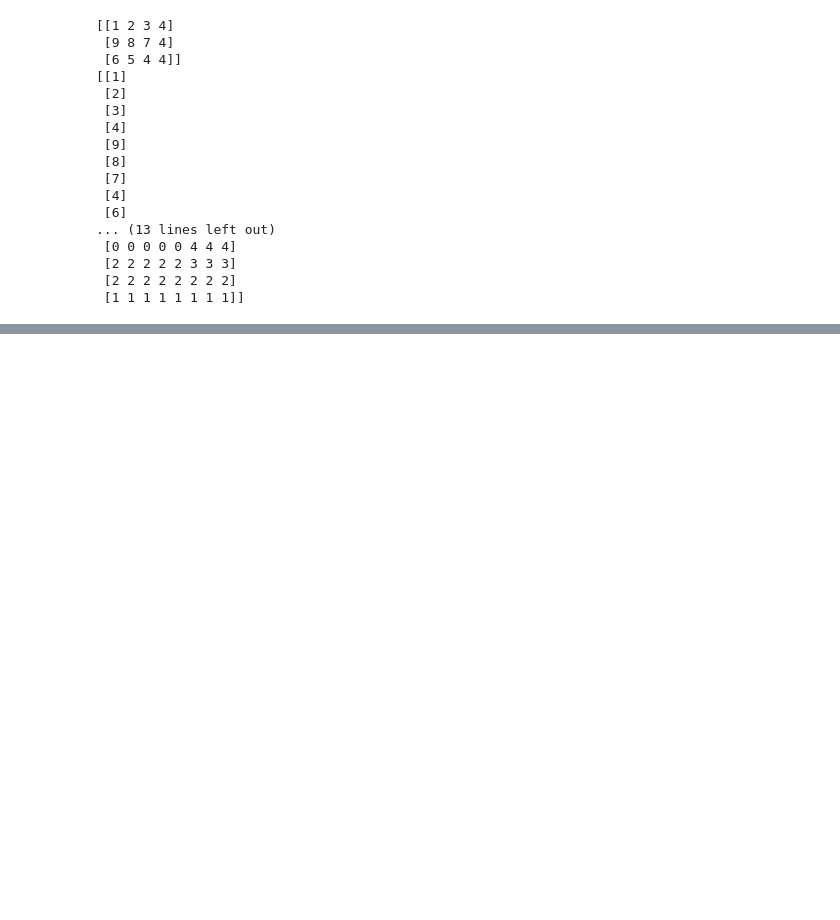
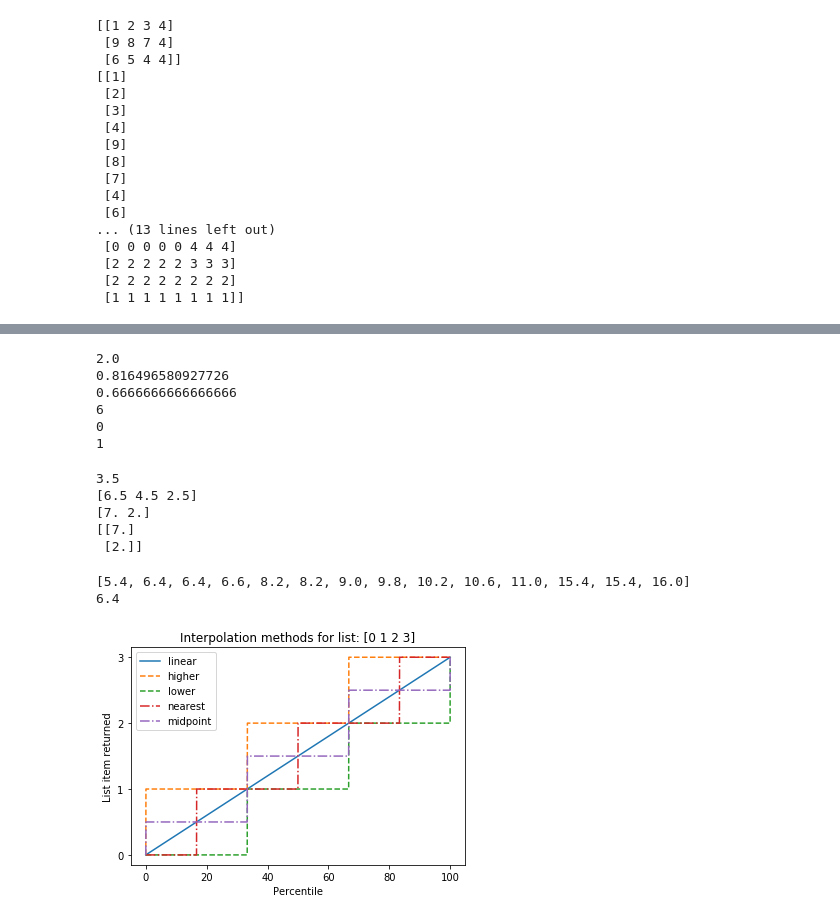
Before and after one commit to SmellyArmure/04-Jupyter, a Jupyter notebook: Demo_NumPy.ipynb, the cells around one changed output, grey strips where cells are left out. Saved outputs shown, nothing was run; the diff lists cells and outputs as text; code cells hidden in the pictures; blank space fills up the shorter version.

Commit message:
ajouté plusieurs fichiers démo : tps execution, graphes, matplotlibs demos, numpy

```diff
--- a/Demo_NumPy.ipynb
+++ b/Demo_NumPy.ipynb
@@ -160,0 +179,58 @@ print(numjoueur)
+# %%
+# calcul divers
+x = np.array([1, 2, 3])
+y = np.array([4, 5, 6])
+
+print(np.mean(x))
+print(np.std(x))
+print(np.var(x))
+print(np.sum(x))
+print(np.argmin(x))
+print(np.min(x))
+# %% [output]
+2.0
+0.816496580927726
+0.6666666666666666
+6
+0
+1
+# %%
+# Calcul des centiles 1/2
+a = np.array([[10, 7, 4], [3, 2, 1]])
+print(np.percentile(a, 50))
+print(np.percentile(a, 50, axis=0))
+print(np.percentile(a, 50, axis=1))
+print(np.percentile(a, 50, axis=1, keepdims=True))
+# %% [output]
+3.5
+[6.5 4.5 2.5]
+[7. 2.]
+[[7.]
+ [2.]]
+# %%
+# Calcul des centiles 2/2
+notescent = np.array([45, 80, 27, 32, 41, 49, 53, 77, 51, 41, 33, 55, 32, 77])
+notesvingt = notescent/5
+print(sorted(notesvingt))
+print(np.percentile(notesvingt, 10))
+# %% [output]
+[5.4, 6.4, 6.4, 6.6, 8.2, 8.2, 9.0, 9.8, 10.2, 10.6, 11.0, 15.4, 15.4, 16.0]
+6.4
+# %%
+# interpolation
+
+a = np.arange(4)
+p = np.linspace(0, 100, 6001)
+ax = plt.gca()
+lines = [('linear', None),
+    ('higher', '--'),
+    ('lower', '--'),
+    ('nearest', '-.'),
+    ('midpoint', '-.'),]
+for interpolation, style in lines:
+    ax.plot(p, np.percentile(a, p, interpolation=interpolation),label=interpolation, linestyle=style)
+ax.set(title='Interpolation methods for list: '+str(a),xlabel='Percentile', ylabel='List item returned',yticks=a)
+ax.legend()
+plt.show()
+# %% [output]
+[figure, added]
```
Also changed, not shown: parts of 3 cells of this notebook, 4 other files.
